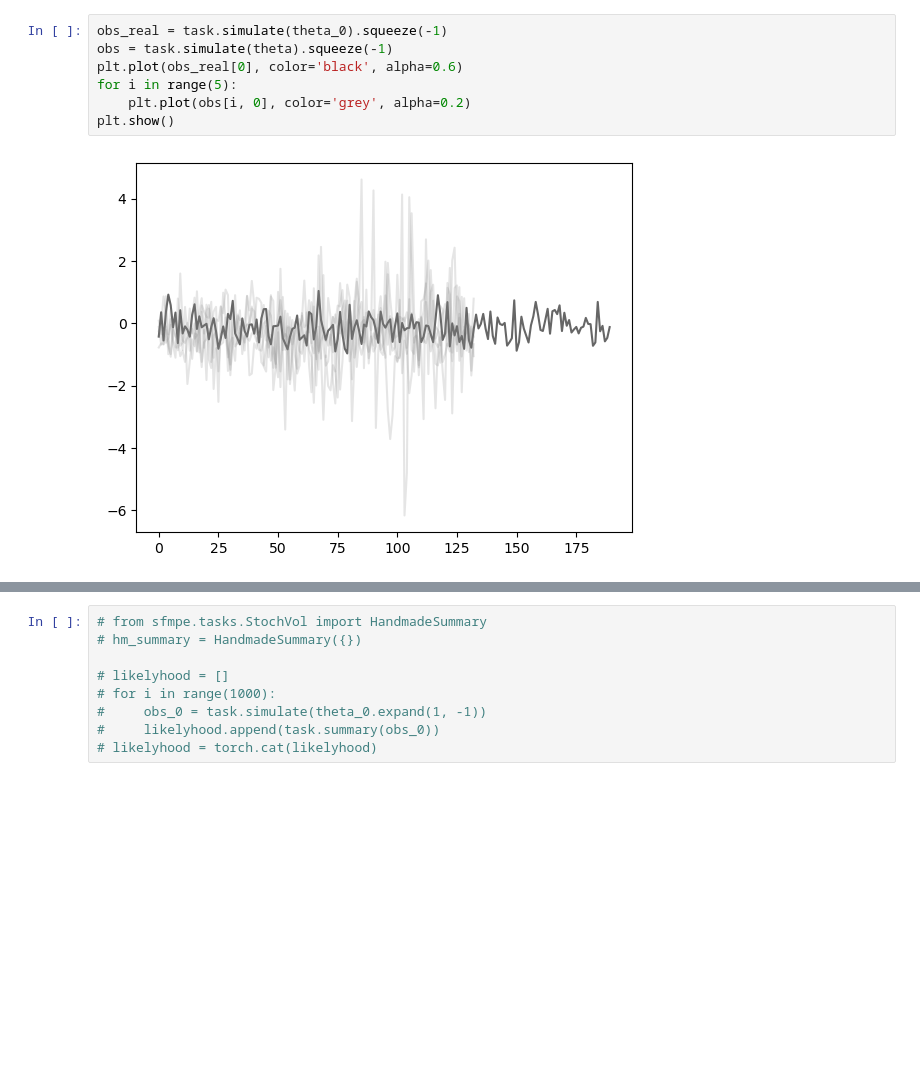
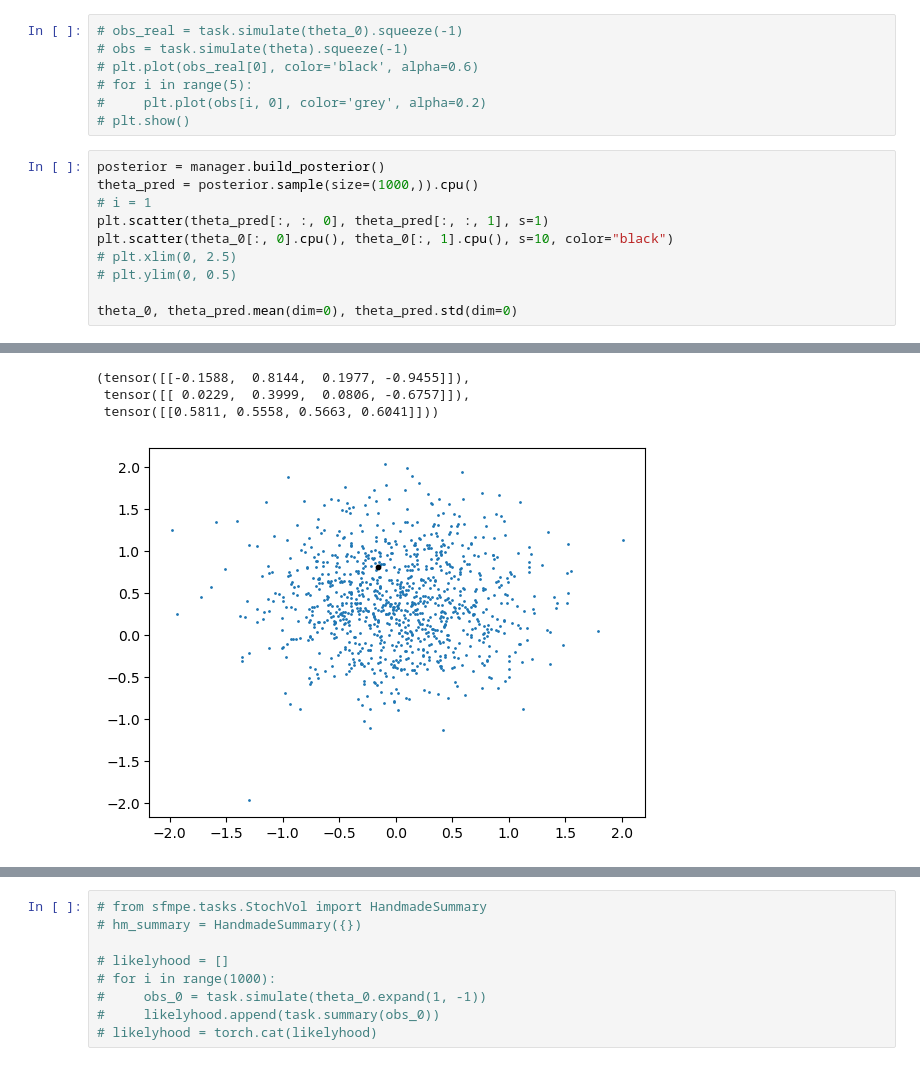
Before and after one commit to nidropakshin2/Sequential-FMPE, a Jupyter notebook: code/notebooks/stochvol.ipynb, the cells around one changed output, grey strips where cells are left out. Drawn from its saved outputs; the diff is of its cells as text; blank space fills up the shorter version.

```diff
--- a/code/notebooks/stochvol.ipynb
+++ b/code/notebooks/stochvol.ipynb
@@ -169,9 +191,18 @@ dist_comparison(sim_store.theta[9], posterior.sample((10000,)), true_param=theta
 # %%
-obs_real = task.simulate(theta_0).squeeze(-1)
-obs = task.simulate(theta).squeeze(-1)
-plt.plot(obs_real[0], color='black', alpha=0.6)
-for i in range(5):
-    plt.plot(obs[i, 0], color='grey', alpha=0.2)
-plt.show()
+# obs_real = task.simulate(theta_0).squeeze(-1)
+# obs = task.simulate(theta).squeeze(-1)
+# plt.plot(obs_real[0], color='black', alpha=0.6)
+# for i in range(5):
+#     plt.plot(obs[i, 0], color='grey', alpha=0.2)
+# plt.show()
-# %% [output]
-[figure, removed]
+# %%
+posterior = manager.build_posterior()
+theta_pred = posterior.sample(size=(1000,)).cpu()
+# i = 1
+plt.scatter(theta_pred[:, :, 0], theta_pred[:, :, 1], s=1)
+plt.scatter(theta_0[:, 0].cpu(), theta_0[:, 1].cpu(), s=10, color="black")
+# plt.xlim(0, 2.5)
+# plt.ylim(0, 0.5)
+
+theta_0, theta_pred.mean(dim=0), theta_pred.std(dim=0)
+# %% [output]
@@ -177,0 +210,4 @@ plt.show()
+(tensor([[-0.1588,  0.8144,  0.1977, -0.9455]]),
+ tensor([[ 0.0229,  0.3999,  0.0806, -0.6757]]),
+ tensor([[0.5811, 0.5558, 0.5663, 0.6041]]))
+[figure, added]
```
Also changed, not shown: parts of 9 cells of this notebook, 1 other file.
